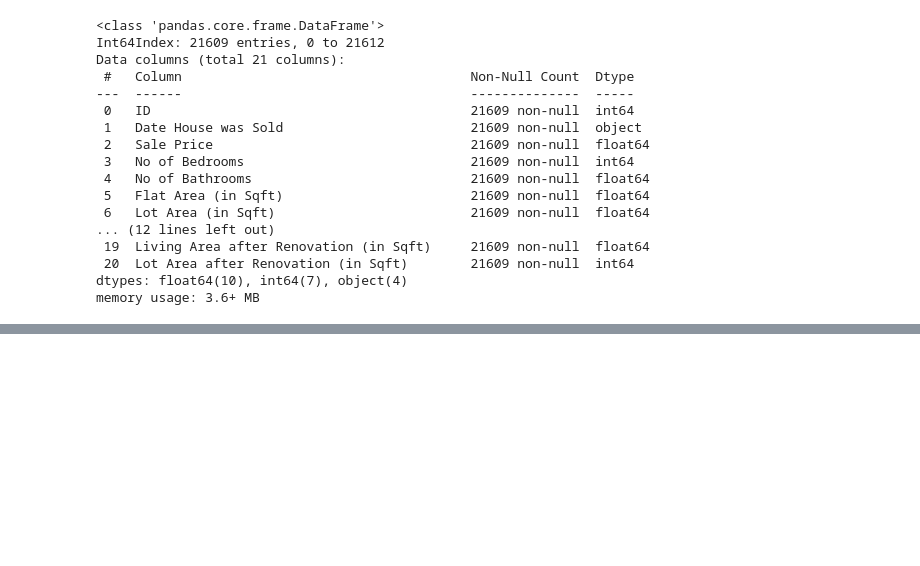
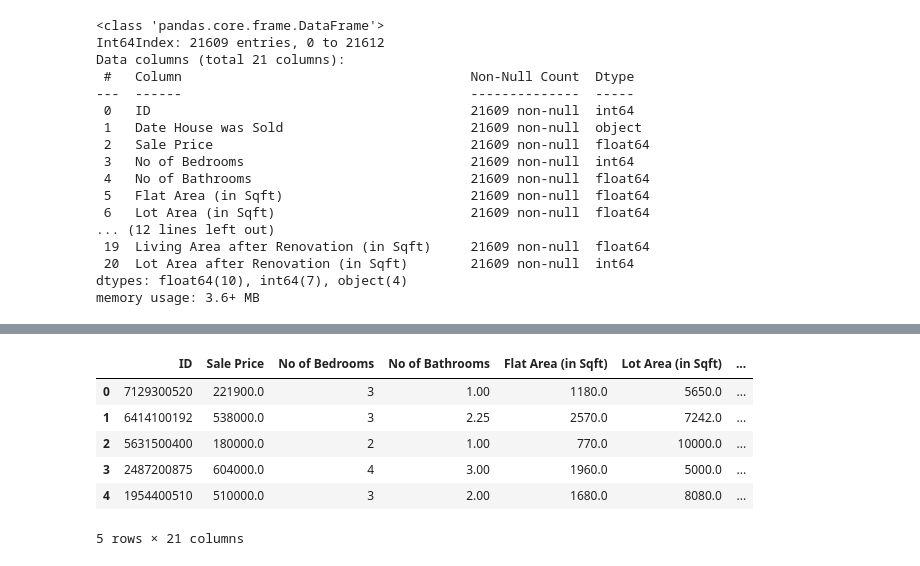
Before and after one commit to tanvitiwari17/DataScience, a Jupyter notebook: Training/Data Exploration.ipynb, the cells around one changed output, grey strips where cells are left out. Drawn from its saved outputs; the diff is of its cells as text; code cells hidden in the pictures; blank space fills up the shorter version.

```diff
--- a/Training/Data Exploration.ipynb
+++ b/Training/Data Exploration.ipynb
@@ -241,0 +278,2 @@ memory usage: 3.6+ MB
+# %%
+data["Ever Renovated"]=np.where(data['Renovated Year']==0,'No','Yes')
@@ -241,0 +290,5 @@ memory usage: 3.6+ MB
+# %%
+data["Purchase Year"] = pd.DatetimeIndex(data["Date House was Sold"]).year
+# %%
+data["Years since Renovation"]=np.where(data["Ever Renovated"]=='Yes',
+                                       abs(data['Purchase Year']-data['Renovated Year']),0)
@@ -241,0 +307,12 @@ memory usage: 3.6+ MB
+# %%
+data.drop(columns=['Purchase Year','Renovated Year','Date House was Sold'], inplace=True)
+# %%
+data.head()
+# %% [output]
+|  | ID | Sale Price | No of Bedrooms | No of Bathrooms | Flat Area (in Sqft) | Lot Area (in Sqft) | ... |
+| 0 | 7129300520 | 221900.0 | 3 | 1.00 | 1180.0 | 5650.0 | ... |
+| 1 | 6414100192 | 538000.0 | 3 | 2.25 | 2570.0 | 7242.0 | ... |
+| 2 | 5631500400 | 180000.0 | 2 | 1.00 | 770.0 | 10000.0 | ... |
+| 3 | 2487200875 | 604000.0 | 4 | 3.00 | 1960.0 | 5000.0 | ... |
+| 4 | 1954400510 | 510000.0 | 3 | 2.00 | 1680.0 | 8080.0 | ... |
+5 rows × 21 columns
```
Also changed, not shown: parts of 10 cells of this notebook, 3 other files.
